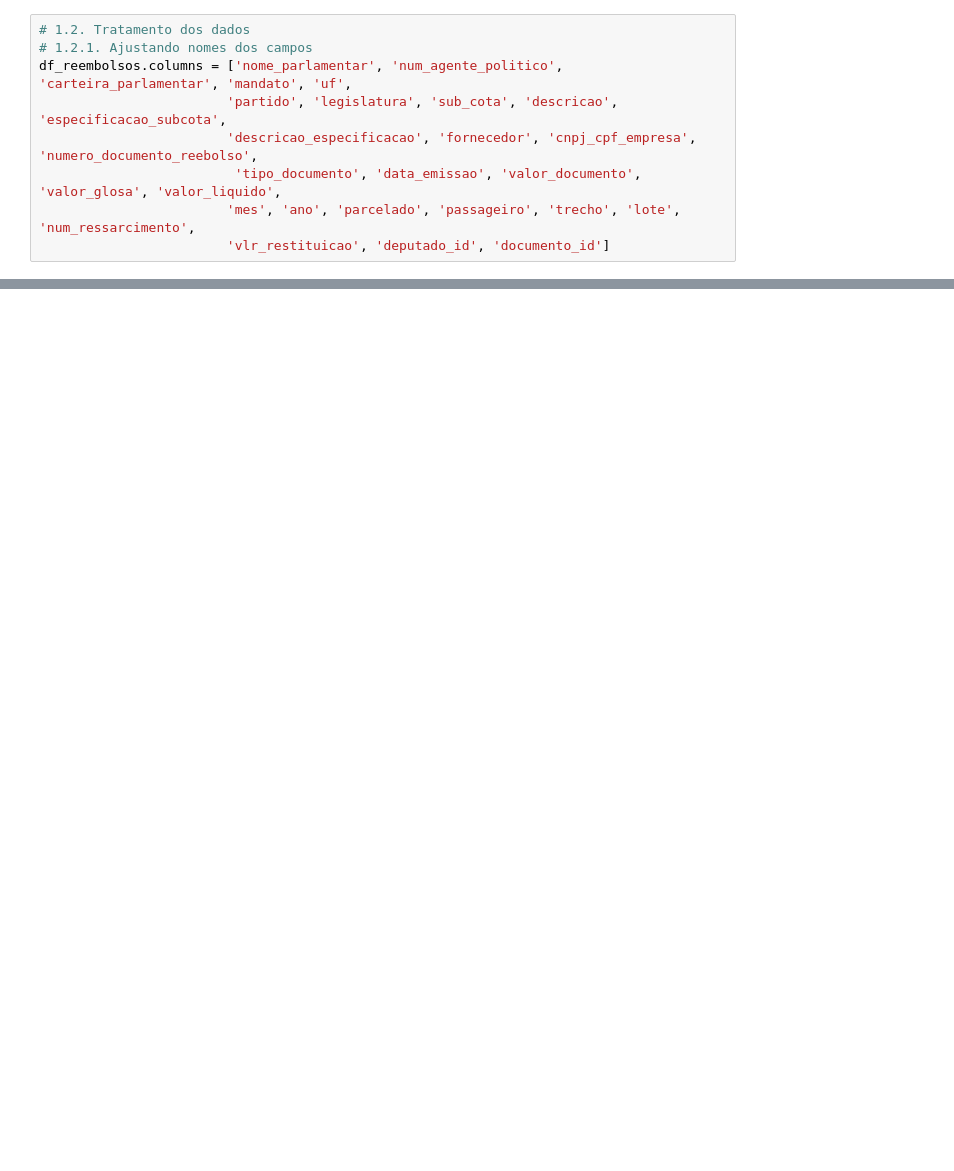
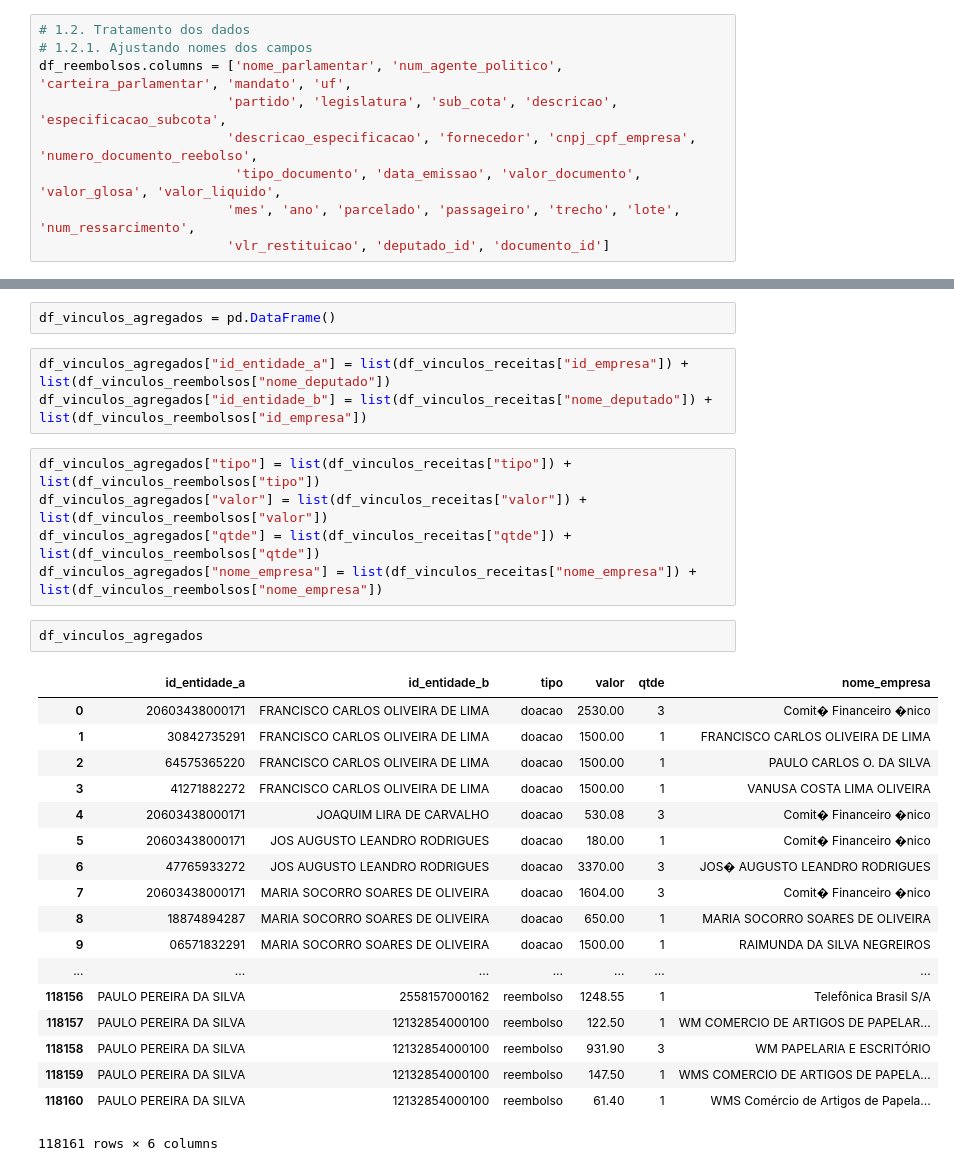
Before and after one commit to ghmc91/Analise_Gastos_Parlamentares, a Jupyter notebook: Scripts/Analise_Gastos_parlamentares.ipynb, the cells around one changed output, grey strips where cells are left out. Cells and saved outputs as stored; diff of their text form; blank space fills up the shorter version.

```diff
--- a/Scripts/Analise_Gastos_parlamentares.ipynb
+++ b/Scripts/Analise_Gastos_parlamentares.ipynb
@@ -103,0 +110,31 @@ df_reembolso_resumo
+# %%
+df_vinculos_agregados = pd.DataFrame()
+# %%
+df_vinculos_agregados["id_entidade_a"] = list(df_vinculos_receitas["id_empresa"]) + list(df_vinculos_reembolsos["nome_deputado"])
+df_vinculos_agregados["id_entidade_b"] = list(df_vinculos_receitas["nome_deputado"]) + list(df_vinculos_reembolsos["id_empresa"])
+# %%
+df_vinculos_agregados["tipo"] = list(df_vinculos_receitas["tipo"]) + list(df_vinculos_reembolsos["tipo"])
+df_vinculos_agregados["valor"] = list(df_vinculos_receitas["valor"]) + list(df_vinculos_reembolsos["valor"])
+df_vinculos_agregados["qtde"] = list(df_vinculos_receitas["qtde"]) + list(df_vinculos_reembolsos["qtde"])
+df_vinculos_agregados["nome_empresa"] = list(df_vinculos_receitas["nome_empresa"]) + list(df_vinculos_reembolsos["nome_empresa"])
+# %%
+df_vinculos_agregados
+# %% [output]
+|  | id_entidade_a | id_entidade_b | tipo | valor | qtde | nome_empresa |
+| 0 | 20603438000171 | FRANCISCO CARLOS OLIVEIRA DE LIMA | doacao | 2530.00 | 3 | Comit� Financeiro �nico |
+| 1 | 30842735291 | FRANCISCO CARLOS OLIVEIRA DE LIMA | doacao | 1500.00 | 1 | FRANCISCO CARLOS OLIVEIRA DE LIMA |
+| 2 | 64575365220 | FRANCISCO CARLOS OLIVEIRA DE LIMA | doacao | 1500.00 | 1 | PAULO CARLOS O. DA SILVA |
+| 3 | 41271882272 | FRANCISCO CARLOS OLIVEIRA DE LIMA | doacao | 1500.00 | 1 | VANUSA COSTA LIMA OLIVEIRA |
+| 4 | 20603438000171 | JOAQUIM LIRA DE CARVALHO | doacao | 530.08 | 3 | Comit� Financeiro �nico |
+| 5 | 20603438000171 | JOS AUGUSTO LEANDRO RODRIGUES | doacao | 180.00 | 1 | Comit� Financeiro �nico |
+| 6 | 47765933272 | JOS AUGUSTO LEANDRO RODRIGUES | doacao | 3370.00 | 3 | JOS� AUGUSTO LEANDRO RODRIGUES |
+| 7 | 20603438000171 | MARIA SOCORRO SOARES DE OLIVEIRA | doacao | 1604.00 | 3 | Comit� Financeiro �nico |
+| 8 | 18874894287 | MARIA SOCORRO SOARES DE OLIVEIRA | doacao | 650.00 | 1 | MARIA SOCORRO SOARES DE OLIVEIRA |
+| 9 | 06571832291 | MARIA SOCORRO SOARES DE OLIVEIRA | doacao | 1500.00 | 1 | RAIMUNDA DA SILVA NEGREIROS |
+| ... | ... | ... | ... | ... | ... | ... |
+| 118156 | PAULO PEREIRA DA SILVA | 2558157000162 | reembolso | 1248.55 | 1 | Telefônica Brasil S/A |
+| 118157 | PAULO PEREIRA DA SILVA | 12132854000100 | reembolso | 122.50 | 1 | WM COMERCIO DE ARTIGOS DE PAPELAR... |
+| 118158 | PAULO PEREIRA DA SILVA | 12132854000100 | reembolso | 931.90 | 3 | WM PAPELARIA E ESCRITÓRIO |
+| 118159 | PAULO PEREIRA DA SILVA | 12132854000100 | reembolso | 147.50 | 1 | WMS COMERCIO DE ARTIGOS DE PAPELA... |
+| 118160 | PAULO PEREIRA DA SILVA | 12132854000100 | reembolso | 61.40 | 1 | WMS Comércio de Artigos de Papela... |
+118161 rows × 6 columns
```
Also changed, not shown: parts of 16 cells of this notebook, 1 other file.
